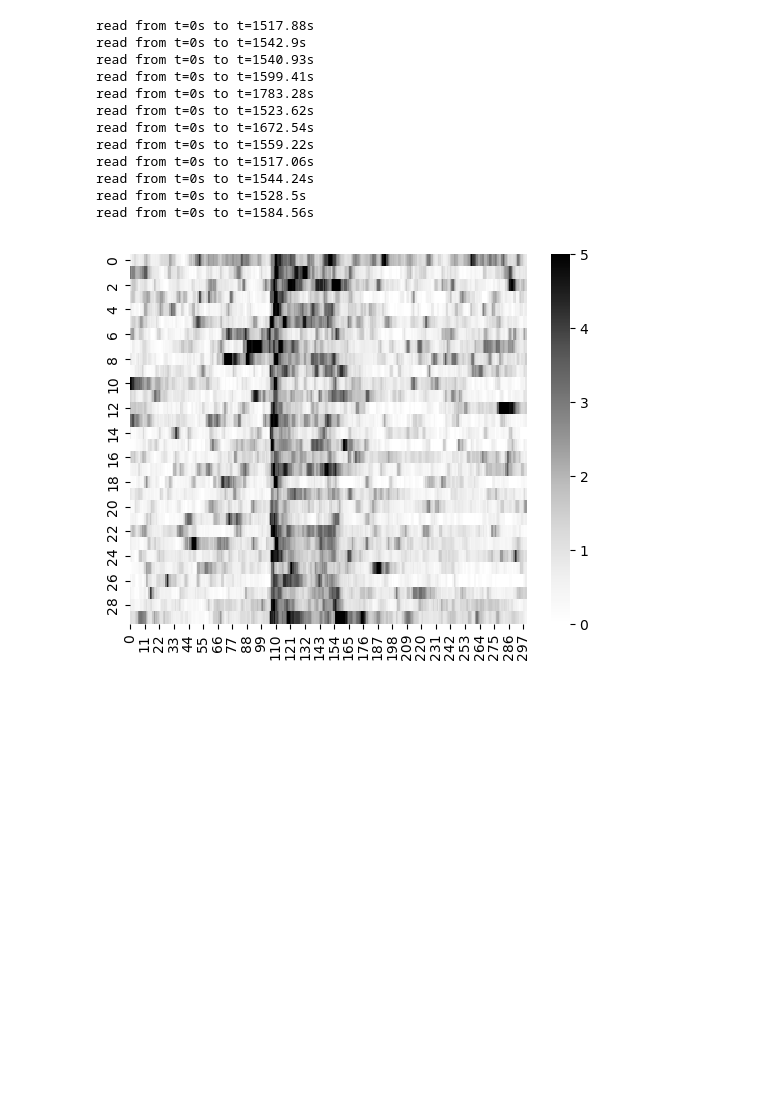
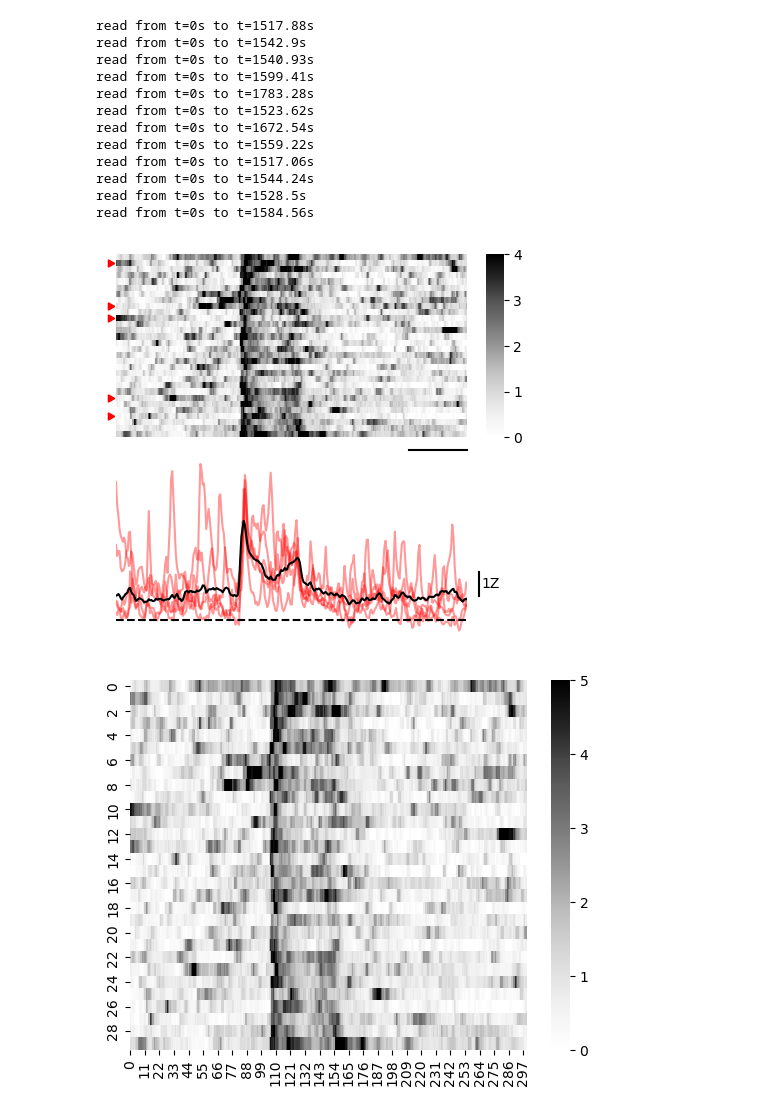
Before and after one commit to jaimemcc/time-averaged-da, a Jupyter notebook: notebooks/assemble_data.ipynb, the cells around one changed output. Cells and saved outputs as stored; diff of their text form; code cells hidden in the pictures; blank space fills up the shorter version.

Commit message:
made decent figure

```diff
--- a/notebooks/assemble_data.ipynb
+++ b/notebooks/assemble_data.ipynb
@@ -88,6 +85,48 @@ def snips_changing_baseline_fig(snips, highlights=[]):
 def heatmap(snips):
     fig, ax = plt.subplots()
     sns.heatmap(snips, cmap="Greys", ax=ax, vmin=0, vmax=5)
+# %%
+snips = snips_dict["SVG135_FD"]
+highlights = [1, 8, 10, 23, 26]
+
+f, [[ax1, ax2],
+    [ax3, ax4]] = plt.subplots(nrows=2, ncols=2,
+                     gridspec_kw={'width_ratios': [20, 1],
+                                  "hspace": 0.1,
+                                  "wspace": 0.1},
+                     figsize=(5, 5),
+                     )
+
+sns.heatmap(snips, cmap="Greys", ax=ax1, vmin=0, vmax=4, cbar_ax=ax2)
+ax1.set_xticks([])
+ax1.set_yticks([])
+
+right_triangle = MarkerStyle(marker=(3, 0, -90))
+for hl in highlights:
+    ax1.plot(-5, hl+0.5, marker=right_triangle, color="red", zorder=20, clip_on=False)
+
+ax1.plot((250, 300), (32, 32), color="black", clip_on=False)
+ax1.text(275, 33, "5 s", ha="center", va="top")
+
+
+for hl in highlights:
+    ax3.plot(snips[hl,:], color="red", alpha=0.4)
+
+ax3.plot(np.mean(snips, axis=0), color="black")
+ax3.set_xticks([])
+ax3.set_yticks([])
+ax3.sharex(ax1)
+ax3.axhline(0, linestyle="--", color="black")
+
+for spines in ["top", "right", "left", "bottom"]:
+    ax3.spines[spines].set_visible(False)
+
+ax3.plot((310, 310), (1, 2), color="black", clip_on=False)
+ax3.text(312, 1.5, "1Z", ha="left", va="center")
+
+ax4.remove()
+# %% [output]
+[figure, added]
 # %%
 heatmap(snips_dict["SVG135_FD"])
 # %% [output]
```
Also changed, not shown: parts of 2 cells of this notebook.
